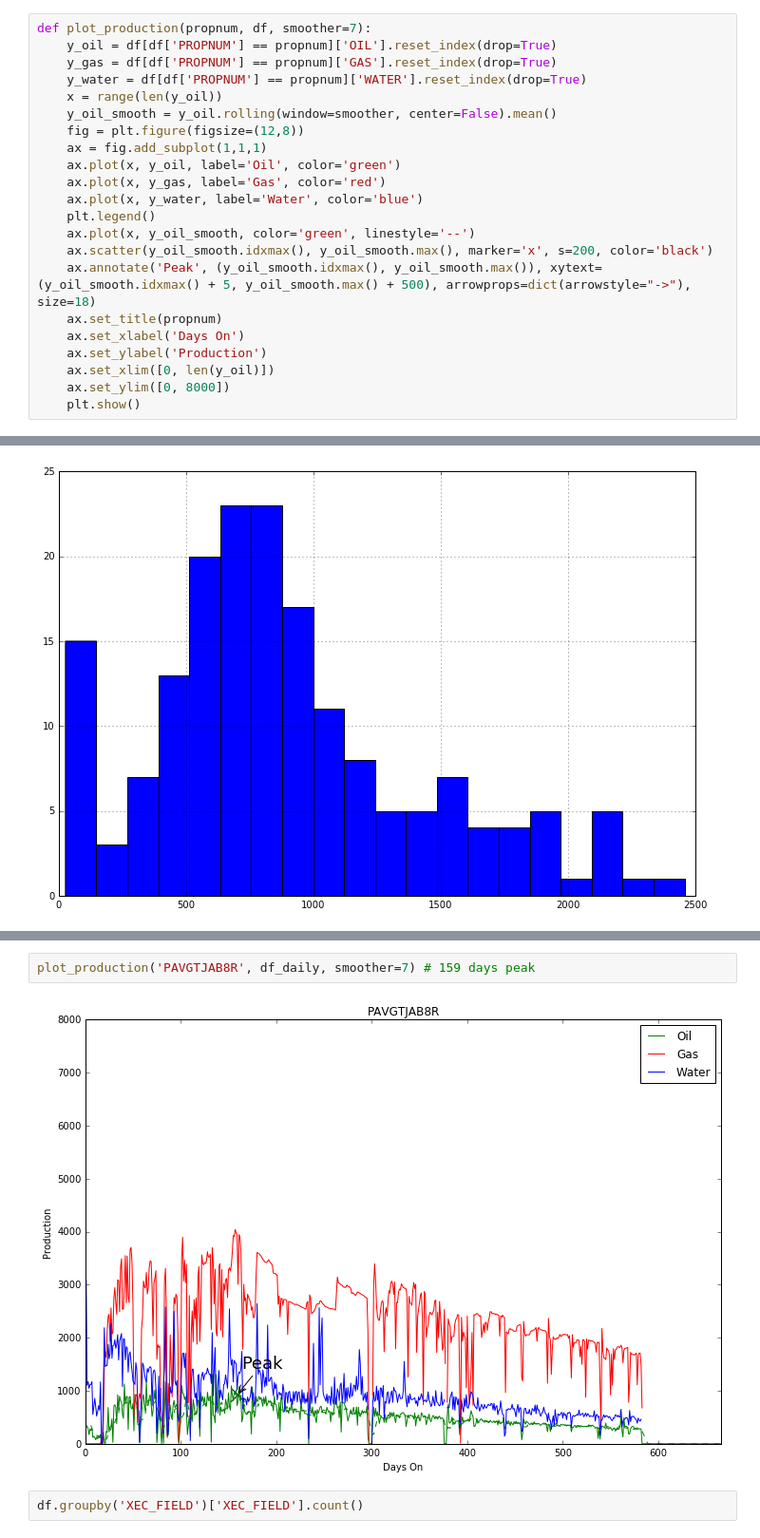
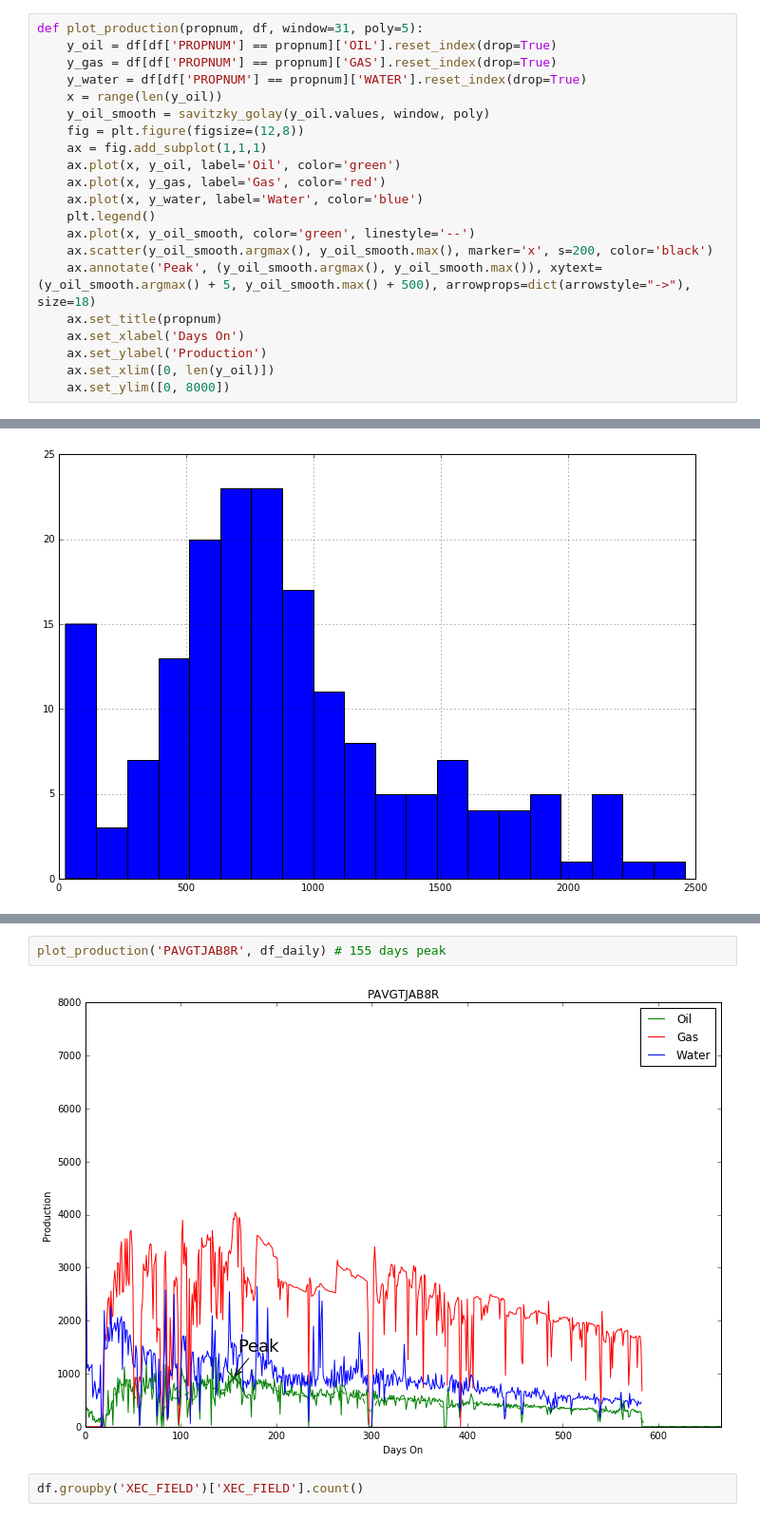
Before and after one commit to jpgrana/bayesian-approach-predicting-well-production, a Jupyter notebook: production.ipynb, the cells around one changed output, grey strips where cells are left out. Shown at 95% size. Drawn from its saved outputs; the diff is of its cells as text.

```diff
--- a/production.ipynb
+++ b/production.ipynb
@@ -45,11 +47,11 @@ df[[u'PROPNUM', u'Days_Production', u'OIL_Peak', u'OIL_Days_to_Peak']]
 178 rows × 4 columns
 # %%
-def plot_production(propnum, df, smoother=7):
+def plot_production(propnum, df, window=31, poly=5):
     y_oil = df[df['PROPNUM'] == propnum]['OIL'].reset_index(drop=True)
     y_gas = df[df['PROPNUM'] == propnum]['GAS'].reset_index(drop=True)
     y_water = df[df['PROPNUM'] == propnum]['WATER'].reset_index(drop=True)
     x = range(len(y_oil))
-    y_oil_smooth = y_oil.rolling(window=smoother, center=False).mean()
+    y_oil_smooth = savitzky_golay(y_oil.values, window, poly)
     fig = plt.figure(figsize=(12,8))
     ax = fig.add_subplot(1,1,1)
     ax.plot(x, y_oil, label='Oil', color='green')
@@ -57,14 +59,13 @@ def plot_production(propnum, df, smoother=7):
     ax.plot(x, y_water, label='Water', color='blue')
     plt.legend()
     ax.plot(x, y_oil_smooth, color='green', linestyle='--')
-    ax.scatter(y_oil_smooth.idxmax(), y_oil_smooth.max(), marker='x', s=200, color='black')
-    ax.annotate('Peak', (y_oil_smooth.idxmax(), y_oil_smooth.max()), xytext=(y_oil_smooth.idxmax() + 5, y_oil_smooth.max() + 500), arrowprops=dict(arrowstyle="->"), size=18)
+    ax.scatter(y_oil_smooth.argmax(), y_oil_smooth.max(), marker='x', s=200, color='black')
+    ax.annotate('Peak', (y_oil_smooth.argmax(), y_oil_smooth.max()), xytext=(y_oil_smooth.argmax() + 5, y_oil_smooth.max() + 500), arrowprops=dict(arrowstyle="->"), size=18)
     ax.set_title(propnum)
     ax.set_xlabel('Days On')
     ax.set_ylabel('Production')
     ax.set_xlim([0, len(y_oil)])
     ax.set_ylim([0, 8000])
-    plt.show()
 # %%
     df_daily = pd.read_excel('../other/AC_DAILY.xlsx')
     cols = df_daily.columns.tolist()
@@ -120,7 +121,7 @@ df[df[u'OIL_Days_to_Peak'] > 100][[u'PROPNUM', u'Days_Production', u'OIL_Peak',
 # %%
-plot_production('PAVGTJAB8R', df_daily, smoother=7) # 159 days peak
+plot_production('PAVGTJAB8R', df_daily) # 155 days peak
 # %% [output]
-[figure, old version]
+[figure, new version]
 # %%
 df.groupby('XEC_FIELD')['XEC_FIELD'].count()
 # %% [output]
```
Also changed, not shown: parts of 11 cells of this notebook, 4 other files.
